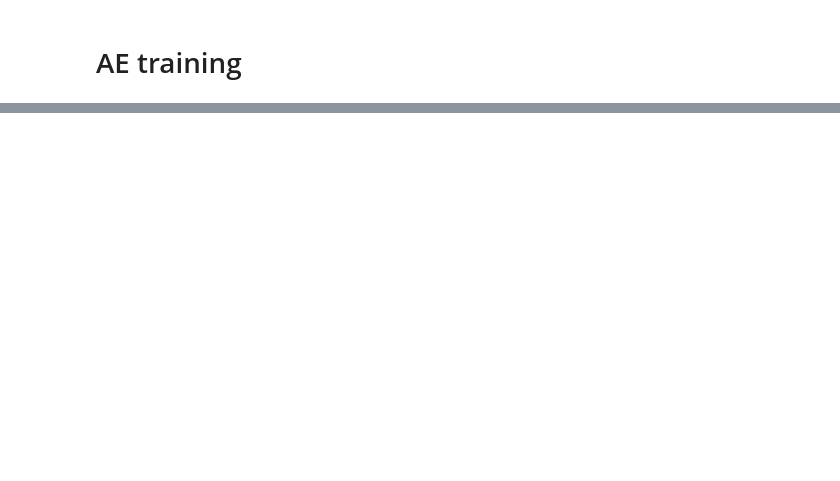
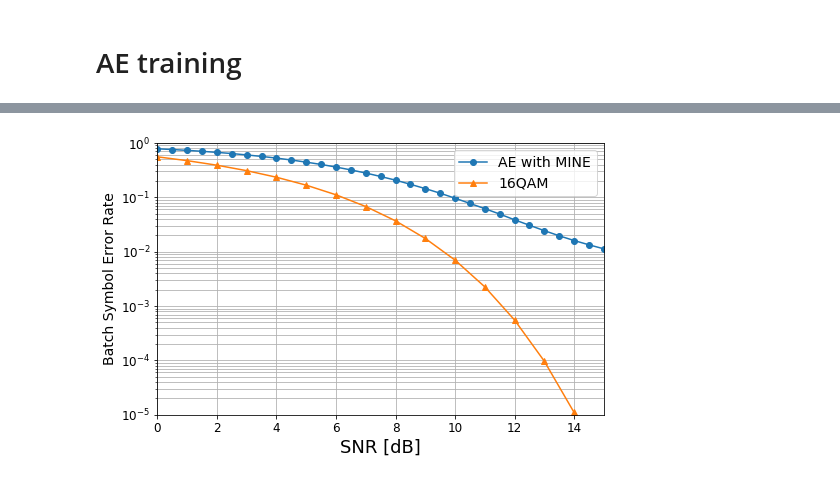
Before and after one commit to YBen1/Autoencoder_communication_system_WGAN_Channel-estimation, a Jupyter notebook: Compaire.ipynb, the cells around one changed output, grey strips where cells are left out. Saved outputs shown, nothing was run; the diff lists cells and outputs as text; code cells hidden in the pictures; blank space fills up the shorter version.

```diff
--- a/Compaire.ipynb
+++ b/Compaire.ipynb
@@ -382,0 +598,19 @@ Progress: 30 of 30 parts
+# %%
+# Approximate 16 QAM Error
+def SIXT_QAM_sim(ebno):
+    return (3.0/2)*special.erfc(np.sqrt((4.0/10)*10.**(ebno/10)))
+
+ebnodbs = np.linspace(0,15,16)
+fig = plt.figure(figsize=(8, 5))
+plt.semilogy(bber_data[0], bber_data[1], 'o-')
+
+plt.semilogy(ebnodbs, SIXT_QAM_sim(ebnodbs), '^-');
+plt.gca().set_ylim(1e-5, 1)
+plt.gca().set_xlim(0, 15)
+plt.ylabel("Batch Symbol Error Rate", fontsize=14, rotation=90)
+plt.xlabel("SNR [dB]", fontsize=18)
+plt.legend(['AE with MINE', '16QAM'],
+           prop={'size': 14}, loc='upper right');
+plt.grid(True, which="both")
+# %% [output]
+[figure, added]
```
Also changed, not shown: parts of 24 cells of this notebook.
